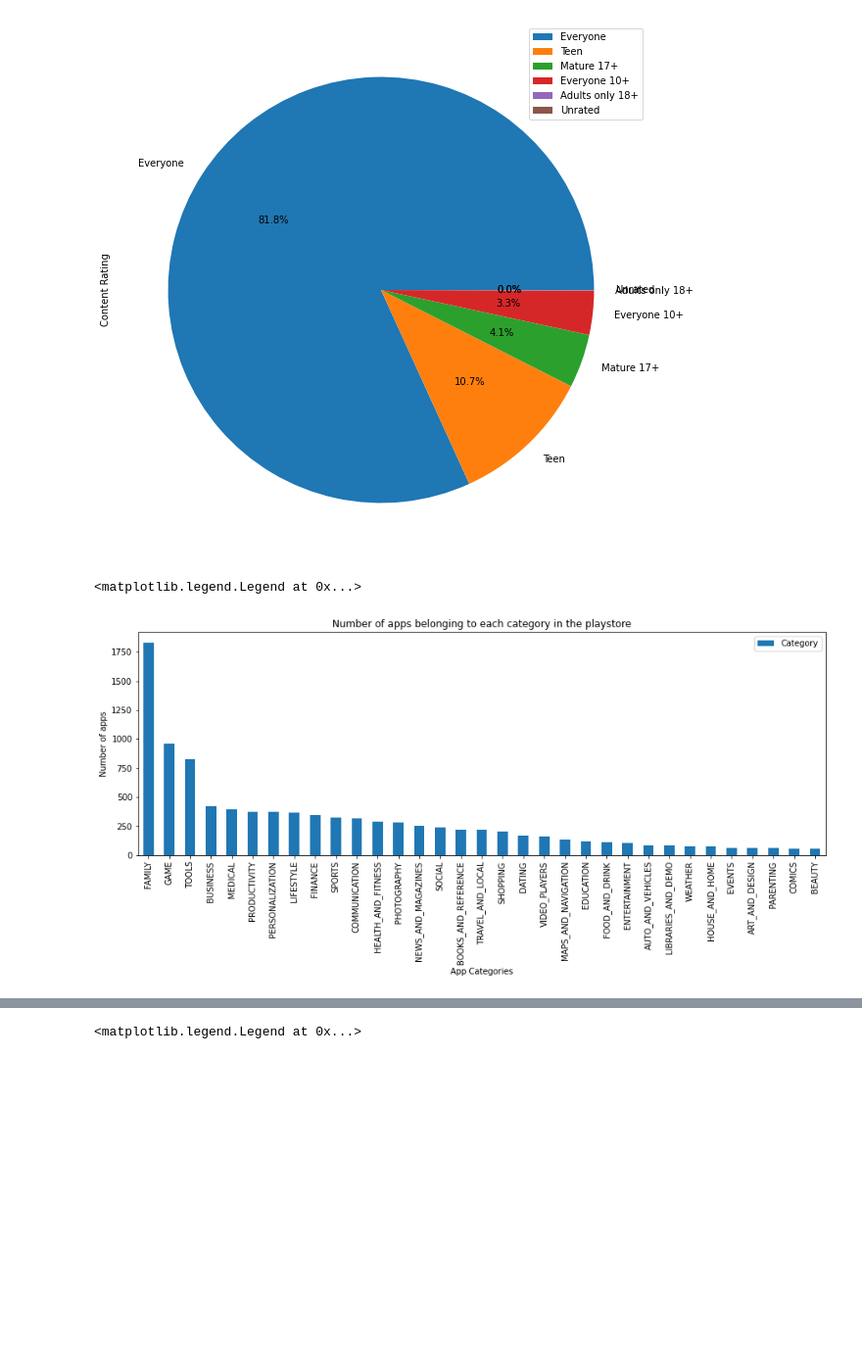
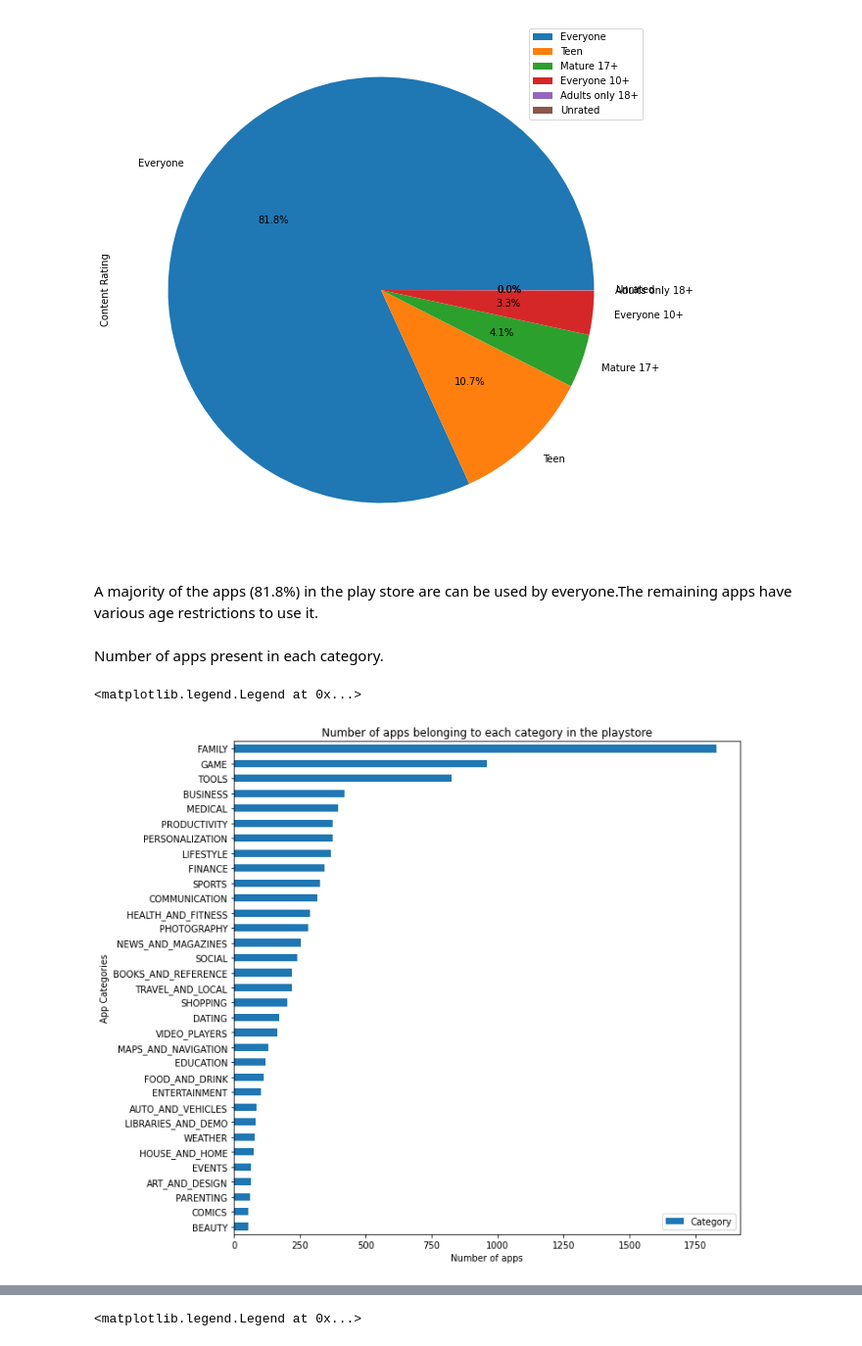
Before and after one commit to shaloy-lewis/EDA_on_play_store_app_reviews, a Jupyter notebook: EDA_on_Play_Store_App_Reviews_by_Shaloy_Lewis.ipynb, the cells around one changed output, grey strips where cells are left out. Shown at 98% size. Cells and saved outputs as stored; diff of their text form; code cells hidden in the pictures; blank space fills up the shorter version.

```diff
--- a/EDA_on_Play_Store_App_Reviews_by_Shaloy_Lewis.ipynb
+++ b/EDA_on_Play_Store_App_Reviews_by_Shaloy_Lewis.ipynb
@@ -1502,12 +1510,18 @@ plt.legend()
 # %% [output]
 <matplotlib.legend.Legend at 0x...>
 [figure]
+# %% [markdown]
+A majority of the apps (81.8%) in the play store are can be used by everyone.The remaining apps have various age restrictions to use it.
+# %% [markdown]
+Number of apps present in each category.
 # %%
-ps_df['Category'].value_counts().plot.bar(figsize=(15,5) )
-plt.xlabel('App Categories')
-plt.ylabel('Number of apps')
+# No of apps in each category
+
+ps_df['Category'].value_counts().plot.barh(figsize=(10,10) ).invert_yaxis()
+plt.ylabel('App Categories')
+plt.xlabel('Number of apps')
 plt.title('Number of apps belonging to each category in the playstore')
 plt.legend()
 # %% [output]
 <matplotlib.legend.Legend at 0x...>
-[figure, old version]
+[figure, new version]
```
Also changed, not shown: parts of 33 cells of this notebook.
